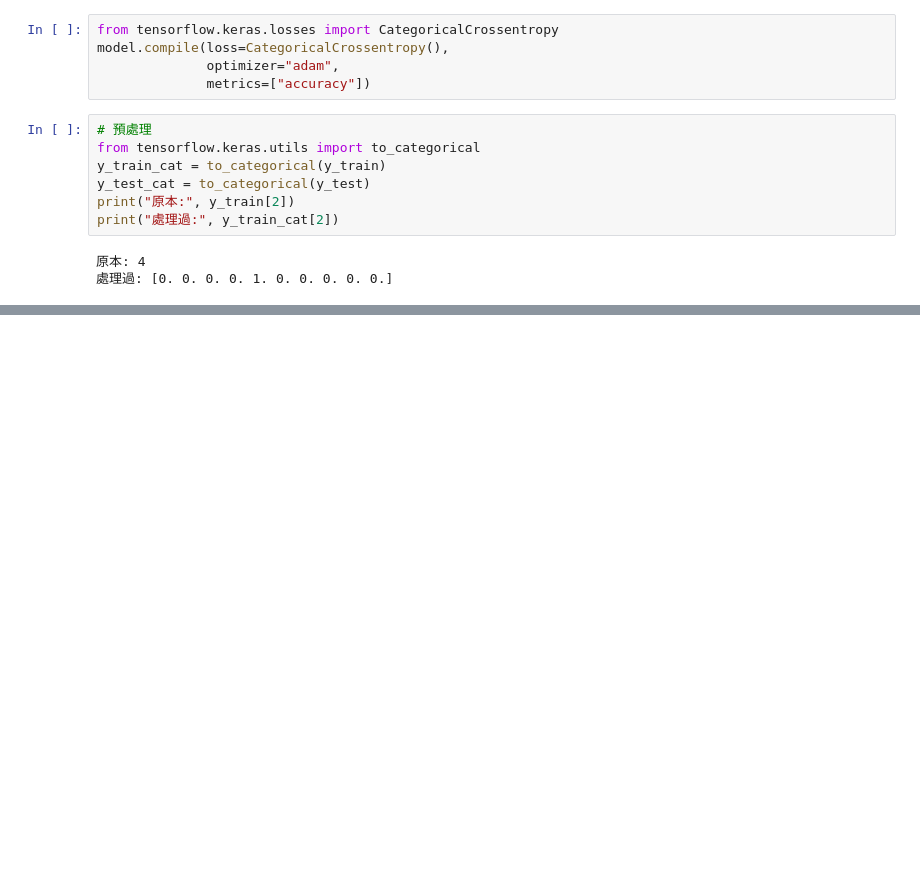
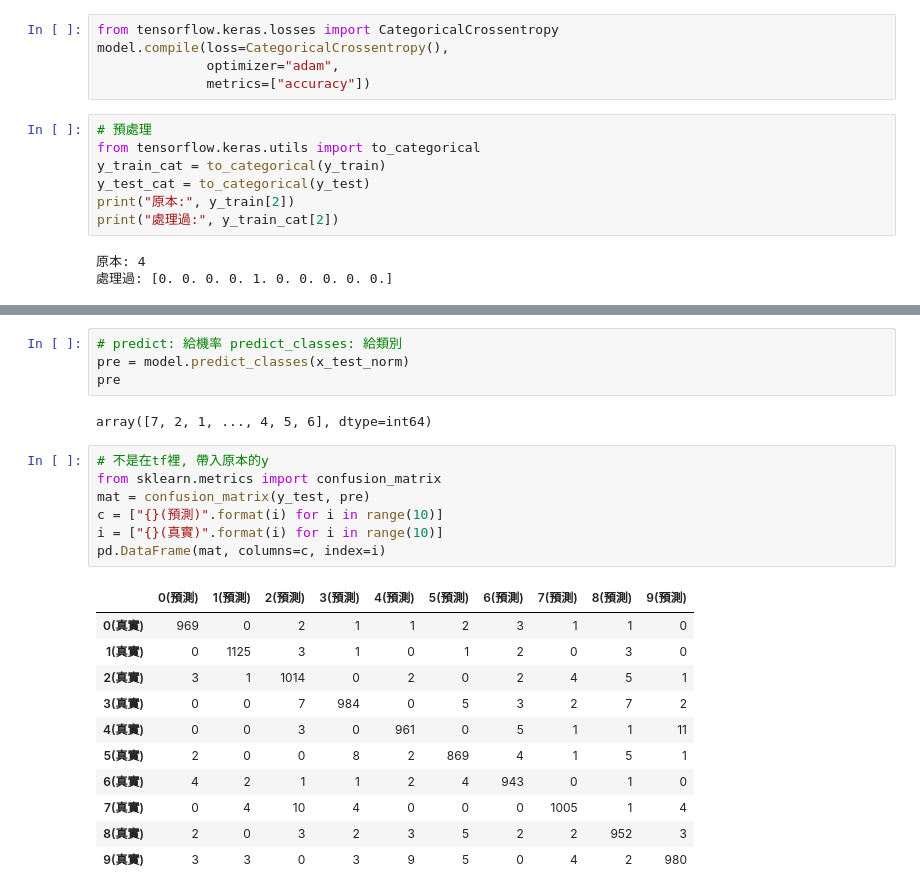
Before and after one commit to Elwing-Chou/ML0423, a Jupyter notebook: mnist.ipynb, the cells around one changed output, grey strips where cells are left out. Cells and saved outputs as stored; diff of their text form; blank space fills up the shorter version.

```diff
--- a/mnist.ipynb
+++ b/mnist.ipynb
@@ -88,0 +125,25 @@ x_train_norm.shape
+# %%
+# predict: 給機率 predict_classes: 給類別
+pre = model.predict_classes(x_test_norm)
+pre
+# %% [output]
+array([7, 2, 1, ..., 4, 5, 6], dtype=int64)
+# %%
+# 不是在tf裡, 帶入原本的y
+from sklearn.metrics import confusion_matrix
+mat = confusion_matrix(y_test, pre)
+c = ["{}(預測)".format(i) for i in range(10)]
+i = ["{}(真實)".format(i) for i in range(10)]
+pd.DataFrame(mat, columns=c, index=i)
+# %% [output]
+|  | 0(預測) | 1(預測) | 2(預測) | 3(預測) | 4(預測) | 5(預測) | 6(預測) | 7(預測) | 8(預測) | 9(預測) |
+| 0(真實) | 969 | 0 | 2 | 1 | 1 | 2 | 3 | 1 | 1 | 0 |
+| 1(真實) | 0 | 1125 | 3 | 1 | 0 | 1 | 2 | 0 | 3 | 0 |
+| 2(真實) | 3 | 1 | 1014 | 0 | 2 | 0 | 2 | 4 | 5 | 1 |
+| 3(真實) | 0 | 0 | 7 | 984 | 0 | 5 | 3 | 2 | 7 | 2 |
+| 4(真實) | 0 | 0 | 3 | 0 | 961 | 0 | 5 | 1 | 1 | 11 |
+| 5(真實) | 2 | 0 | 0 | 8 | 2 | 869 | 4 | 1 | 5 | 1 |
+| 6(真實) | 4 | 2 | 1 | 1 | 2 | 4 | 943 | 0 | 1 | 0 |
+| 7(真實) | 0 | 4 | 10 | 4 | 0 | 0 | 0 | 1005 | 1 | 4 |
+| 8(真實) | 2 | 0 | 3 | 2 | 3 | 5 | 2 | 2 | 952 | 3 |
+| 9(真實) | 3 | 3 | 0 | 3 | 9 | 5 | 0 | 4 | 2 | 980 |
```
Also changed, not shown: parts of 6 cells of this notebook.
